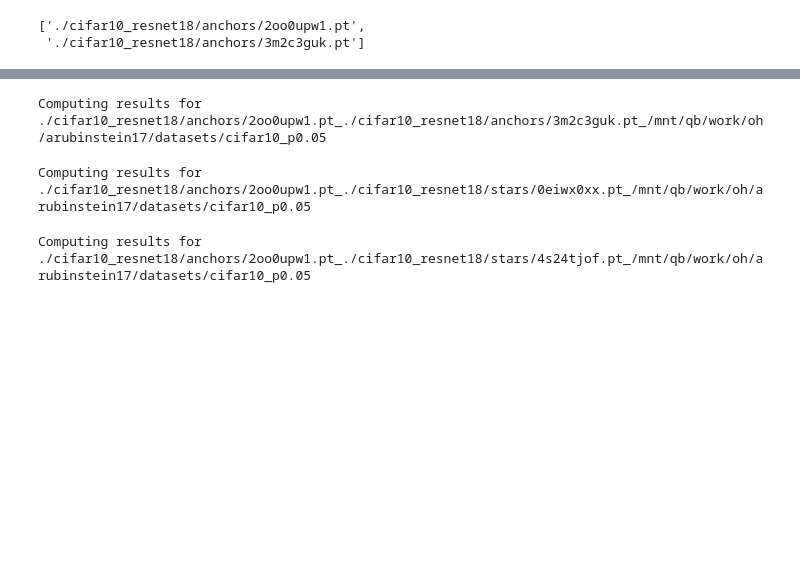
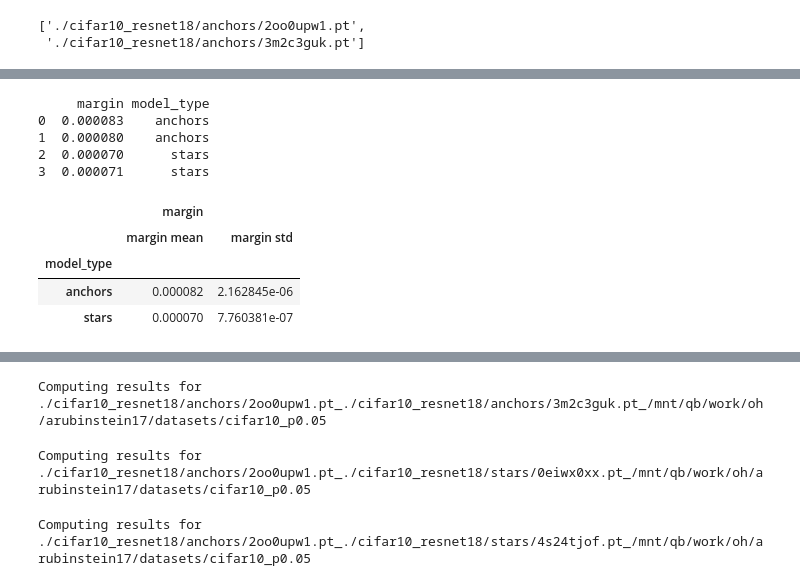
Before and after one commit to AlexanderRubinstein/starlight, a Jupyter notebook: notebooks/margin_exps.ipynb, the cells around one changed output, grey strips where cells are left out. Drawn from its saved outputs; the diff is of its cells as text; code cells hidden in the pictures; blank space fills up the shorter version.

```diff
--- a/notebooks/margin_exps.ipynb
+++ b/notebooks/margin_exps.ipynb
@@ -356,0 +506,15 @@ anchors[:2]
+# %%
+# plot_dict(res, to_show=True, group_by="model_type", filter_by={"percent": 0.05})
+# df = plot_dict(cifar10_resnet18_results, to_show=True, filter_dict={}, group_aggregate_dict={"model_type": "mean"})
+df = plot_dict(cifar10_resnet18_results, to_show=True, filter_dict={}, drop_columns=["index", "dataset_root", "percent"], group_aggregate_dict={"model_type": "margin"})
+# %% [output]
+     margin model_type
+0  0.000083    anchors
+1  0.000080    anchors
+2  0.000070      stars
+3  0.000071      stars
+|  | margin |  |
+|  | margin mean | margin std |
+| model_type |  |  |
+| anchors | 0.000082 | 2.162845e-06 |
+| stars | 0.000070 | 7.760381e-07 |
```
Also changed, not shown: parts of 8 cells of this notebook, 1 other file.
